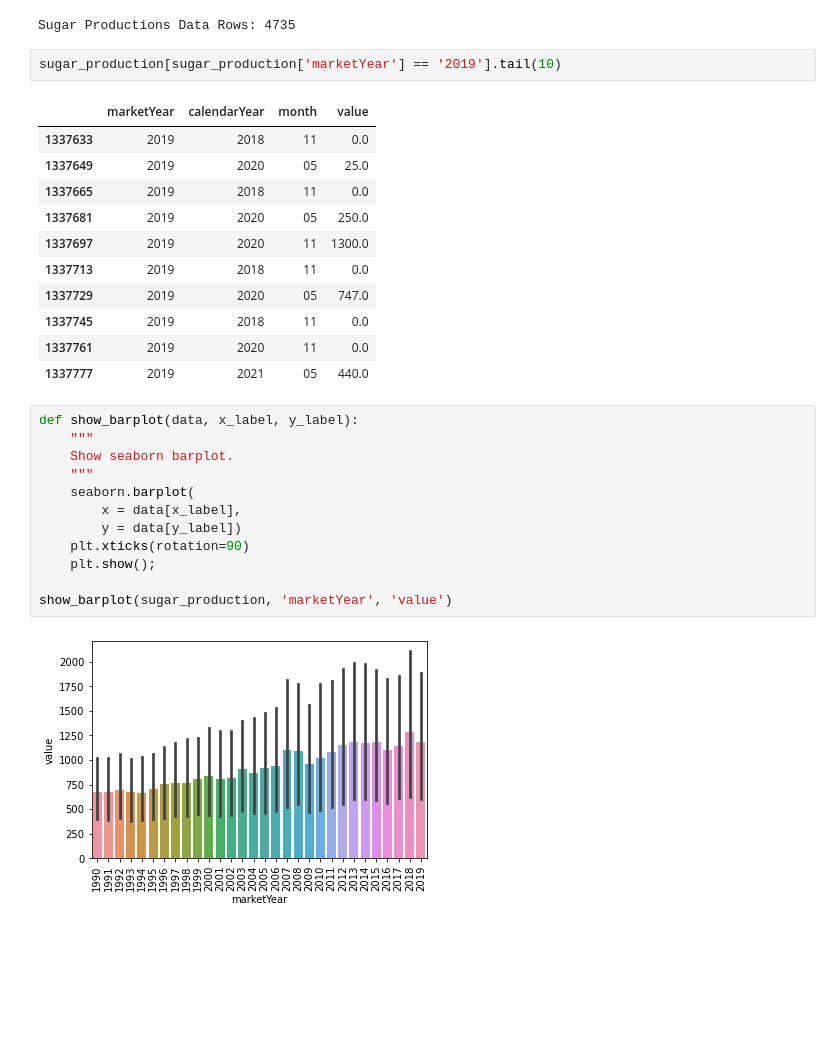
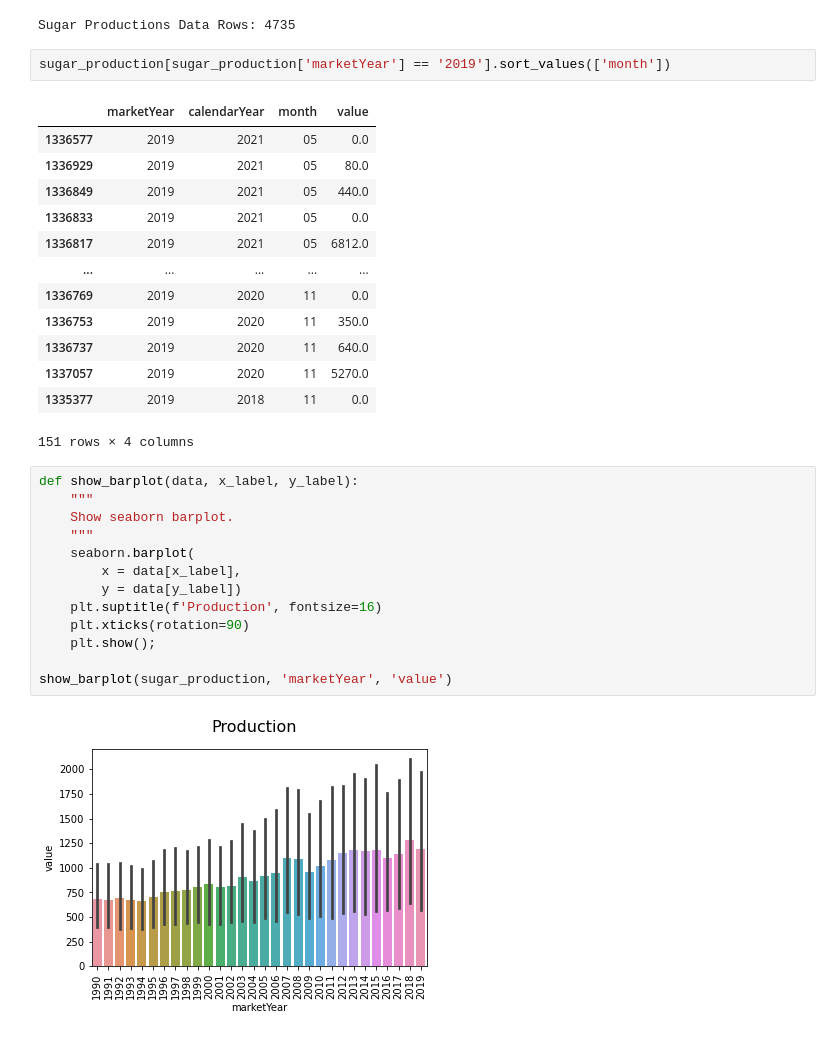
Before and after one commit to DmitriyKhodykin/AgroUS, a Jupyter notebook: notebooks/analytics.ipynb, the cells around one changed output. Saved outputs shown, nothing was run; the diff lists cells and outputs as text; blank space fills up the shorter version.

```diff
--- a/notebooks/analytics.ipynb
+++ b/notebooks/analytics.ipynb
@@ -102,30 +104,33 @@ print('Sugar Productions Data Rows:', len(sugar_production))
 # %% [output]
 Sugar Productions Data Rows: 4735
 # %%
-sugar_production[sugar_production['marketYear'] == '2019'].tail(10)
+sugar_production[sugar_production['marketYear'] == '2019'].sort_values(['month'])
 # %% [output]
 |  | marketYear | calendarYear | month | value |
-| 1337633 | 2019 | 2018 | 11 | 0.0 |
-| 1337649 | 2019 | 2020 | 05 | 25.0 |
-| 1337665 | 2019 | 2018 | 11 | 0.0 |
-| 1337681 | 2019 | 2020 | 05 | 250.0 |
-| 1337697 | 2019 | 2020 | 11 | 1300.0 |
-| 1337713 | 2019 | 2018 | 11 | 0.0 |
-| 1337729 | 2019 | 2020 | 05 | 747.0 |
-| 1337745 | 2019 | 2018 | 11 | 0.0 |
-| 1337761 | 2019 | 2020 | 11 | 0.0 |
-| 1337777 | 2019 | 2021 | 05 | 440.0 |
+| 1336577 | 2019 | 2021 | 05 | 0.0 |
+| 1336929 | 2019 | 2021 | 05 | 80.0 |
+| 1336849 | 2019 | 2021 | 05 | 440.0 |
+| 1336833 | 2019 | 2021 | 05 | 0.0 |
+| 1336817 | 2019 | 2021 | 05 | 6812.0 |
+| ... | ... | ... | ... | ... |
+| 1336769 | 2019 | 2020 | 11 | 0.0 |
+| 1336753 | 2019 | 2020 | 11 | 350.0 |
+| 1336737 | 2019 | 2020 | 11 | 640.0 |
+| 1337057 | 2019 | 2020 | 11 | 5270.0 |
+| 1335377 | 2019 | 2018 | 11 | 0.0 |
+151 rows × 4 columns
 # %%
 def show_barplot(data, x_label, y_label):
     """
     Show seaborn barplot.
     """
     seaborn.barplot(
         x = data[x_label],
         y = data[y_label])
+    plt.suptitle(f'Production', fontsize=16)
     plt.xticks(rotation=90)
     plt.show();
 
 show_barplot(sugar_production, 'marketYear', 'value')
 # %% [output]
-[figure, old version]
+[figure, new version]
```
Also changed, not shown: parts of 7 cells of this notebook.
